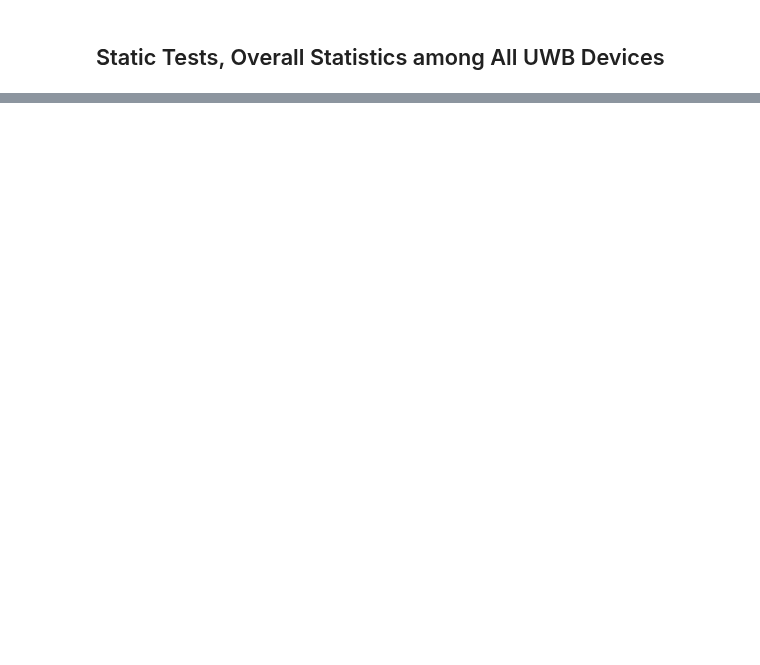
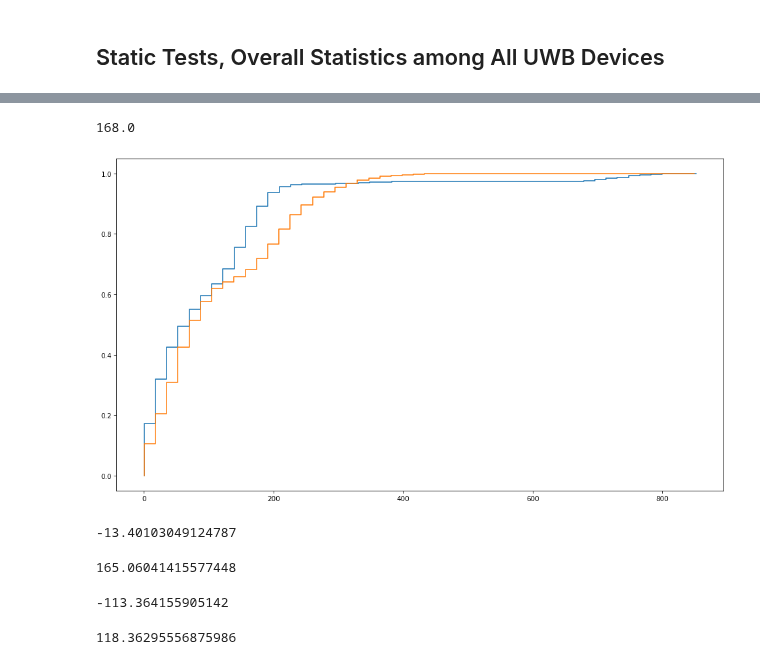
Before and after one commit to hegxiten/UWB-Lab-Rutgers-Rail, a Jupyter notebook: UWB_Ranging_System_Design_and_Testing/uwb_ranging_fieldtest_results/CONCISE_static_test.ipynb, the cells around one changed output, grey strips where cells are left out. Saved outputs shown, nothing was run; the diff lists cells and outputs as text; code cells hidden in the pictures; blank space fills up the shorter version.

Commit message:
Remove ignored files and update field testing result processing procedures

```diff
--- a/UWB_Ranging_System_Design_and_Testing/uwb_ranging_fieldtest_results/CONCISE_static_test.ipynb
+++ b/UWB_Ranging_System_Design_and_Testing/uwb_ranging_fieldtest_results/CONCISE_static_test.ipynb
@@ -416,0 +485,42 @@ plt.show()
+# %%
+import numpy as np
+import statsmodels.api as sm # recommended import according to the docs
+import matplotlib.pyplot as plt
+
+figure = plt.figure(figsize=(16, 9), dpi=PLOTTING_DPI)
+ax4 = figure.add_subplot(111)
+static_sample = (df_all_static_stats_time_idx['Error (mm)'][df_all_static_stats_time_idx['Error (mm)'].abs()<1500]).abs().dropna()
+moving_sample = (df_all_moving_stats_time_idx['Error (mm)'][df_all_moving_stats_time_idx['Error (mm)'].abs()<1500]).abs().dropna()
+import pickle
+f = open('static_cdf_results.pickle','wb')
+pickle.dump([static_sample, moving_sample], f)
+static_ecdf = sm.distributions.ECDF(static_sample)
+moving_ecdf = sm.distributions.ECDF(moving_sample)
+
+static_x = np.linspace(min(static_sample), max(static_sample))
+static_y = static_ecdf(static_x)
+moving_x = np.linspace(min(moving_sample), max(moving_sample))
+moving_y = moving_ecdf(moving_x)
+ax4.step(static_x, static_y)
+ax4.step(moving_x, moving_y)
+
+print(static_sample.quantile(0.80))
+# %% [output]
+168.0
+[figure, added]
+# %%
+df_all_static_stats_dist_idx['Error (mm)'].mean()
+# %% [output]
+-13.40103049124787
+# %%
+df_all_static_stats_dist_idx['Error (mm)'].std()
+# %% [output]
+165.06041415577448
+# %%
+df_all_moving_stats_dist_idx['Error (mm)'].mean()
+# %% [output]
+-113.364155905142
+# %%
+df_all_moving_stats_dist_idx['Error (mm)'].std()
+# %% [output]
+118.36295556875986
```
Also changed, not shown: parts of 11 cells of this notebook, 15 other files.
